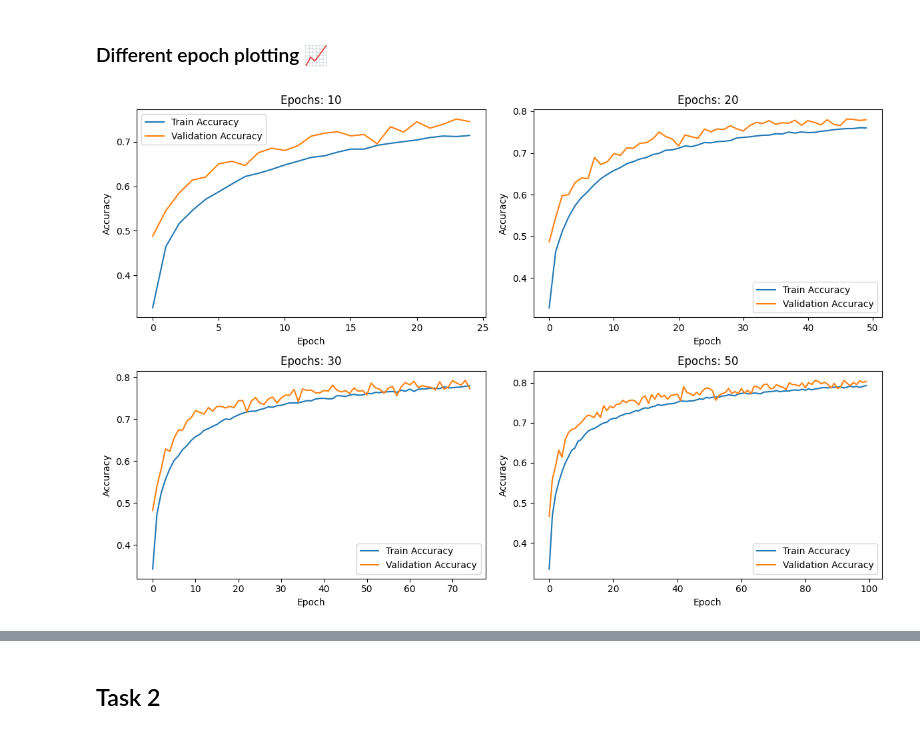
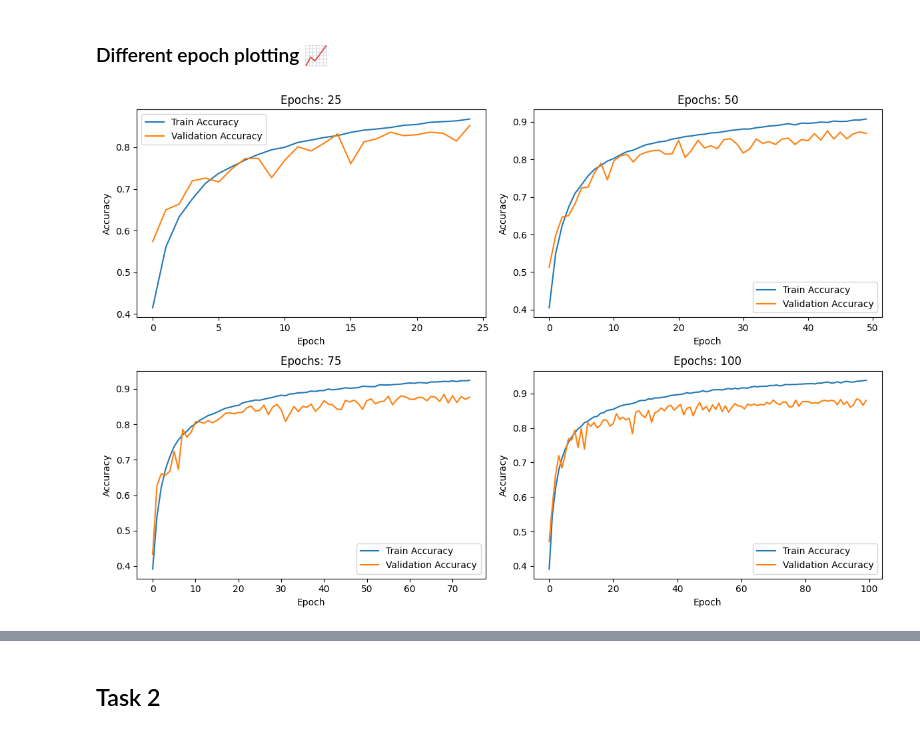
Before and after one commit to SLI0124/hluboke-uceni, a Jupyter notebook: tasks/dl_03.ipynb, the cells around one changed output, grey strips where cells are left out. Drawn from its saved outputs; the diff is of its cells as text; code cells hidden in the pictures.

```diff
--- a/tasks/dl_03.ipynb
+++ b/tasks/dl_03.ipynb
@@ -1028,7 +1105,12 @@ model_checkpoint_callback = tf.keras.callbacks.ModelCheckpoint(
 # %% [markdown]
 ## 🚀 Finally, we will train the model and evaluate the performance
 # %%
-history = model.fit(train_dataset, validation_data=validation_dataset, callbacks=[model_checkpoint_callback], epochs=10)
+history = model.fit(
+    train_dataset,
+    validation_data=validation_dataset,
+    callbacks=[model_checkpoint_callback],
+    epochs=10,
+)
 show_history(history)
 # %% [output]
 Epoch 1/10
@@ -1127,16 +1222,18 @@ datagen = ImageDataGenerator(
     rotation_range=15,
     width_shift_range=0.1,
     height_shift_range=0.1,
-    horizontal_flip=True
+    horizontal_flip=True,
 )
 datagen.fit(train_images)
 # %%
 def train_model(epochs, batch_size):
     model = create_model()
     with TimeTracker():
-        history = model.fit(datagen.flow(train_images, train_labels, batch_size=batch_size),
-                            epochs=epochs,
-                            validation_data=(test_images, test_labels))
+        history = model.fit(
+            datagen.flow(train_images, train_labels, batch_size=batch_size),
+            epochs=epochs,
+            validation_data=(test_images, test_labels),
+        )
     return history
 # %% [markdown]
 ### 🚀 Let's find the best batch size 📊
@@ -1144,21 +1241,25 @@ def train_model(epochs, batch_size):
 batch_sizes = [32, 64, 128]
 best_batch_size = None
 best_accuracy = 0
-best_loss = float('inf')
+best_loss = float("inf")
 histories = []
 
 for batch_size in batch_sizes:
     print(f"Training with batch size: {batch_size}")
     history = train_model(10, batch_size)
     histories.append((batch_size, history))
-    val_accuracy = max(history.history['val_accuracy'])
-    val_loss = min(history.history['val_loss'])
-    if val_accuracy > best_accuracy or (val_accuracy == best_accuracy and val_loss < best_loss):
+    val_accuracy = max(history.history["val_accuracy"])
+    val_loss = min(history.history["val_loss"])
+    if val_accuracy > best_accuracy or (
+        val_accuracy == best_accuracy and val_loss < best_loss
+    ):
         best_accuracy = val_accuracy
         best_loss = val_loss
         best_batch_size = batch_size
 
-print(f"Best batch size: {best_batch_size} with accuracy: {best_accuracy} and loss: {best_loss}")
+print(
+    f"Best batch size: {best_batch_size} with accuracy: {best_accuracy} and loss: {best_loss}"
+)
 # %% [output]
 Training with batch size: 32
 Epoch 1/10
@@ -1303,9 +1404,9 @@ def plot_history(histories, epochs):
     plt.tight_layout()
     plt.show()
 # %%
-plot_history([history_25, history_50, history_75, history_100], [10, 20, 30, 50])
+plot_history([history_25, history_50, history_75, history_100], [25, 50, 75, 100])
 # %% [output]
-[figure, old version]
+[figure, new version]
 # %%
 histories = [history_25, history_50, history_75, history_100]
 all_histories_df = pd.DataFrame()
```
Also changed, not shown: parts of 67 cells of this notebook.
